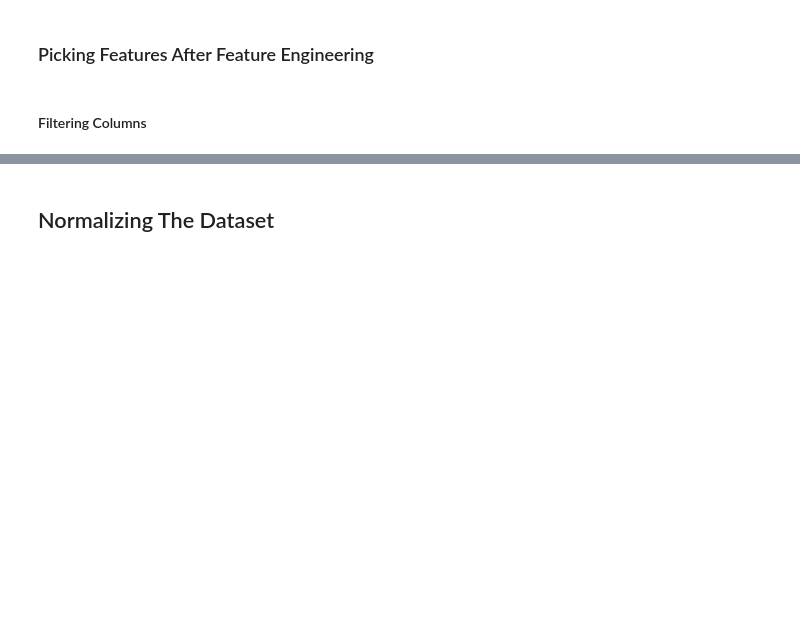
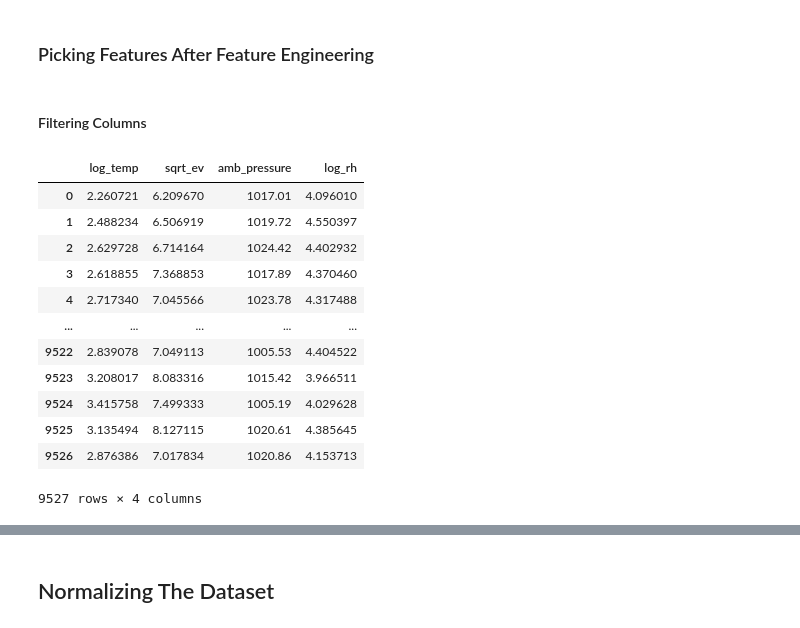
Before and after one commit to kunal-mallick/Energy_Production, a Jupyter notebook: Feature Engineering & Feature Extraction/Feature.ipynb, the cells around one changed output, grey strips where cells are left out. Drawn from its saved outputs; the diff is of its cells as text; code cells hidden in the pictures; blank space fills up the shorter version.

```diff
--- a/Feature Engineering & Feature Extraction/Feature.ipynb
+++ b/Feature Engineering & Feature Extraction/Feature.ipynb
@@ -141,0 +143,18 @@ x
+# %%
+x = x.iloc[:,[4,7,2,10]]
+
+x
+# %% [output]
+|  | log_temp | sqrt_ev | amb_pressure | log_rh |
+| 0 | 2.260721 | 6.209670 | 1017.01 | 4.096010 |
+| 1 | 2.488234 | 6.506919 | 1019.72 | 4.550397 |
+| 2 | 2.629728 | 6.714164 | 1024.42 | 4.402932 |
+| 3 | 2.618855 | 7.368853 | 1017.89 | 4.370460 |
+| 4 | 2.717340 | 7.045566 | 1023.78 | 4.317488 |
+| ... | ... | ... | ... | ... |
+| 9522 | 2.839078 | 7.049113 | 1005.53 | 4.404522 |
+| 9523 | 3.208017 | 8.083316 | 1015.42 | 3.966511 |
+| 9524 | 3.415758 | 7.499333 | 1005.19 | 4.029628 |
+| 9525 | 3.135494 | 8.127115 | 1020.61 | 4.385645 |
+| 9526 | 2.876386 | 7.017834 | 1020.86 | 4.153713 |
+9527 rows × 4 columns
```
Also changed, not shown: parts of 40 cells of this notebook, 3 other files.
